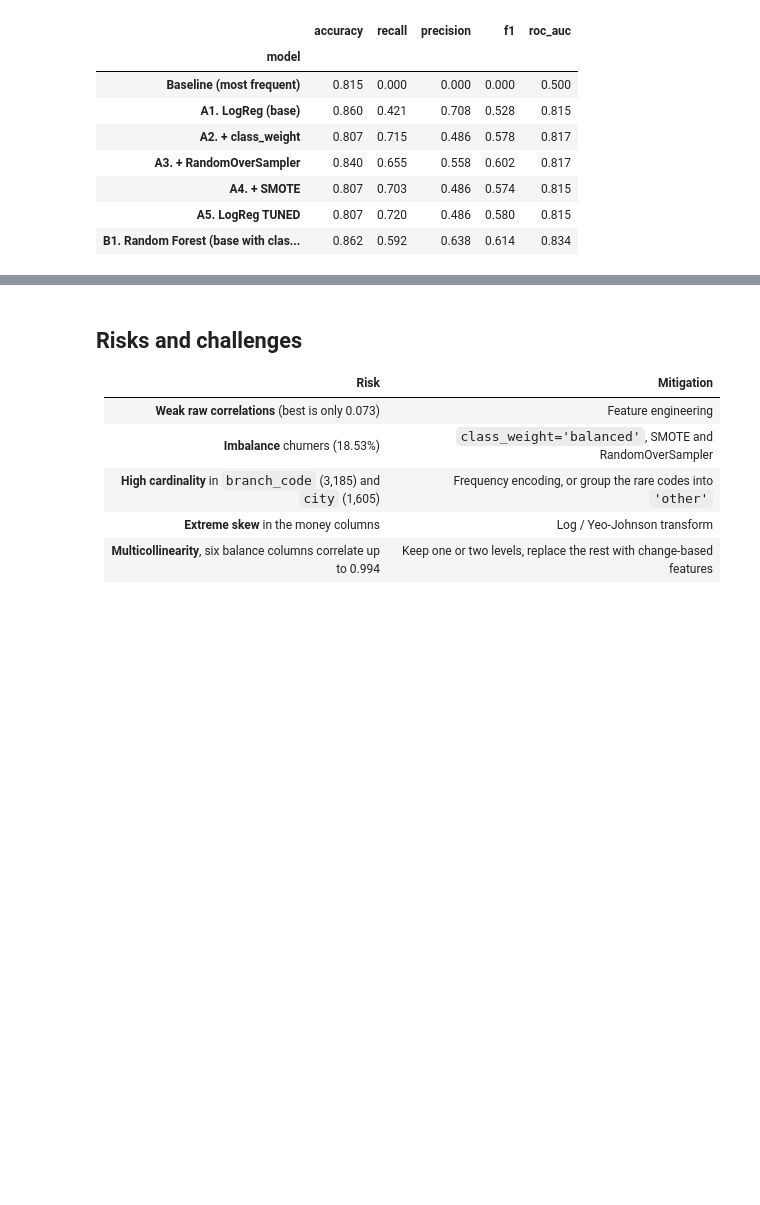
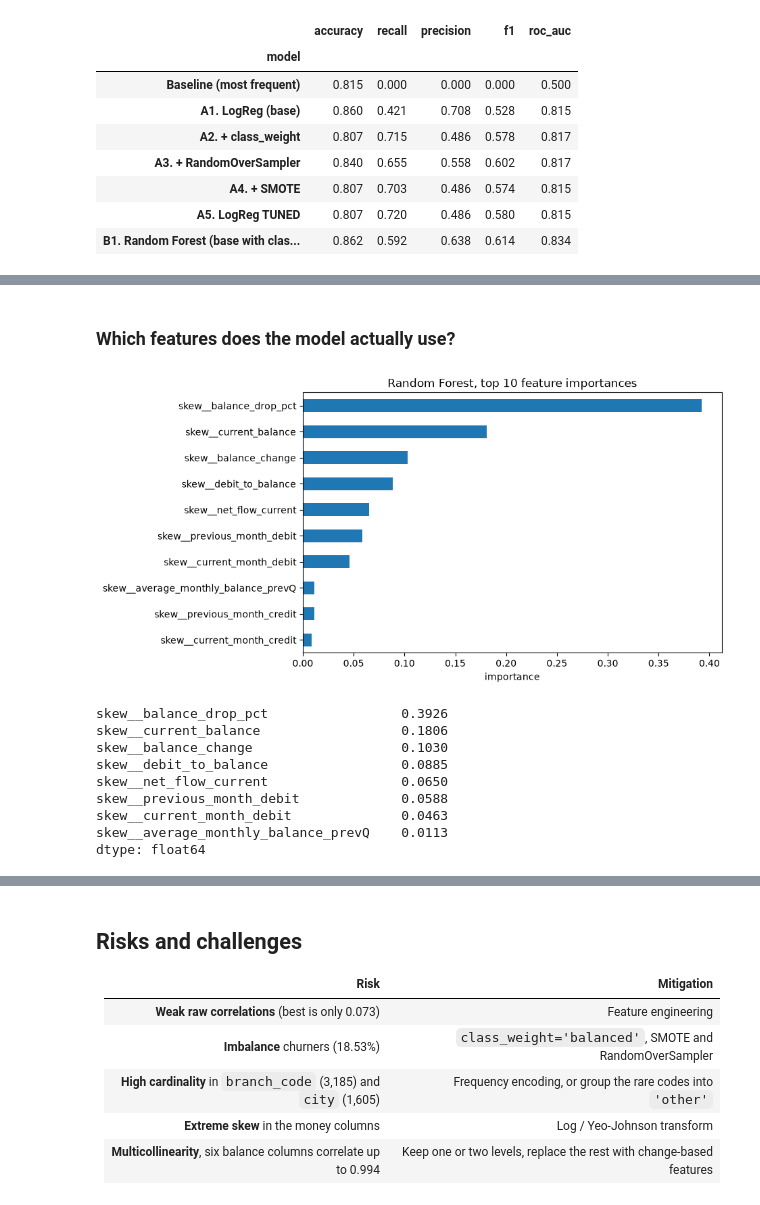
Before and after one commit to Meqdad-25/labs_projects, a Jupyter notebook: projects/Project 4 (Capstone)/3. Final Capstone/final_capstone.ipynb, the cells around one changed output, grey strips where cells are left out. Drawn from its saved outputs; the diff is of its cells as text; code cells hidden in the pictures; blank space fills up the shorter version.

```diff
--- a/projects/Project 4 (Capstone)/3. Final Capstone/final_capstone.ipynb
+++ b/projects/Project 4 (Capstone)/3. Final Capstone/final_capstone.ipynb
@@ -1503,0 +1438,20 @@ All 6 models report the same metrics, collected into a single comparison table (
+# %%
+param_grid_rf = {
+    'n_estimators': [200], # number of trees
+    'max_depth': [6, 8, 12], # how deep each tree can grow
+    'min_samples_leaf': [10, 20], # minimum customers per leaf, stops overfitting
+    'class_weight': ['balanced'] # the imbalance fix
+}
+
+grid_rf = GridSearchCV(
+    RandomForestClassifier(random_state=42, n_jobs=-1),
+    param_grid_rf,
+    scoring='recall',
+    cv=StratifiedKFold(n_splits=5, shuffle=True, random_state=42),
+    n_jobs=-1
+)
+
+grid_rf.fit(X_train_selected, y_train)
+
+print('best parameters:', grid_rf.best_params_)
+print('best CV recall:', round(grid_rf.best_score_, 3))
@@ -1503,0 +1461,5 @@ All 6 models report the same metrics, collected into a single comparison table (
+# %%
+rf_tuned = grid_rf.best_estimator_
+scores.append(evaluate('B2. Random Forest TUNED', rf_tuned, X_test_selected, y_test))
+
+pd.DataFrame(scores).set_index('model').round(3)
@@ -1503,0 +1490,21 @@ All 6 models report the same metrics, collected into a single comparison table (
+# %% [markdown]
+### Which features does the model actually use?
+# %%
+importances = pd.Series(rf_tuned.feature_importances_, index=X_train_selected.columns).sort_values(ascending=False)
+
+importances.head(10).sort_values().plot(kind='barh', figsize=(8, 5), title='Random Forest, top 10 feature importances')
+plt.xlabel('importance')
+plt.show()
+
+importances.head(8).round(4)
+# %% [output]
+[figure, added]
+skew__balance_drop_pct                 0.3926
+skew__current_balance                  0.1806
+skew__balance_change                   0.1030
+skew__debit_to_balance                 0.0885
+skew__net_flow_current                 0.0650
+skew__previous_month_debit             0.0588
+skew__current_month_debit              0.0463
+skew__average_monthly_balance_prevQ    0.0113
+dtype: float64
```
Also changed, not shown: parts of 22 cells of this notebook.
